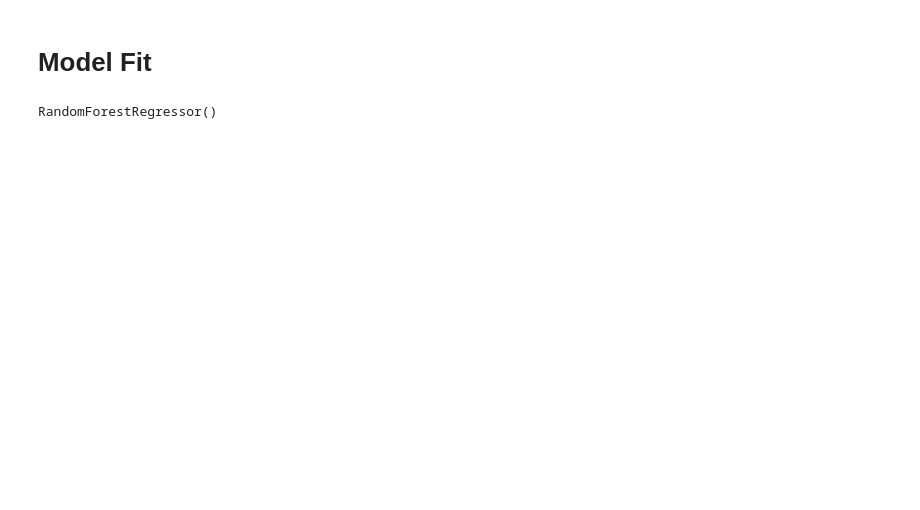
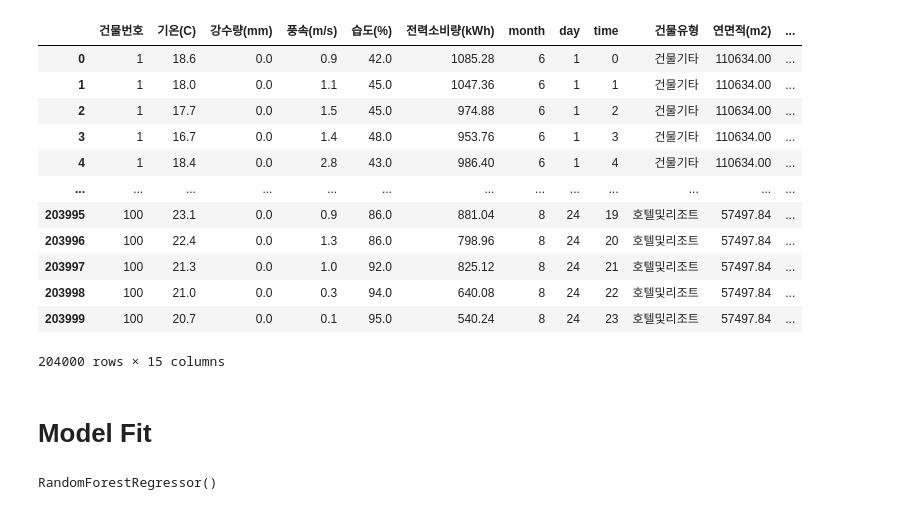
Before and after one commit to junseokShim/dacon_power_predict, a Jupyter notebook: random_forest.ipynb, the cells around one changed output. Saved outputs shown, nothing was run; the diff lists cells and outputs as text; code cells hidden in the pictures; blank space fills up the shorter version.

```diff
--- a/random_forest.ipynb
+++ b/random_forest.ipynb
@@ -20,3 +20,17 @@ def seed_everything(seed):
 seed_everything(42) # Seed 고정
 # %%
 # Feature engineering 1 - scaling --> effects none ...
+# %%
+'''
+feature extraction
+'''
+
+train_df = pd.read_csv('./data/train.csv')
+
+train_df = train_df.fillna(0)
+
+
+#시계열 특성을 학습에 반영하기 위해 일시를 월, 일, 시간으로 나눕니다
+train_df['month'] = train_df['일시'].apply(lambda x : int(x[4:6]))
+train_df['day'] = train_df['일시'].apply(lambda x : int(x[6:8]))
+train_df['time'] = train_df['일시'].apply(lambda x : int(x[9:11]))
@@ -22,0 +71,5 @@ seed_everything(42) # Seed 고정
+# %%
+merged_train_df = pd.merge(train_df, building_info, on='건물번호', how='outer')
+merged_train_df.replace('-', 0, inplace=True)
+
+merged_train_df.fillna(0)
@@ -22,0 +90,24 @@ seed_everything(42) # Seed 고정
+# %%
+#시계열 특성을 학습에 반영하기 위해 일시를 월, 일, 시간으로 나눕니다
+merged_train_df['month'] = merged_train_df['일시'].apply(lambda x : int(x[4:6]))
+merged_train_df['day'] = merged_train_df['일시'].apply(lambda x : int(x[6:8]))
+merged_train_df['time'] = merged_train_df['일시'].apply(lambda x : int(x[9:11]))
+
+
+merged_train_df = merged_train_df.drop(columns=['num_date_time', '일시', '일조(hr)', '일사(MJ/m2)'])
+# %%
+merged_train_df
+# %% [output]
+|  | 건물번호 | 기온(C) | 강수량(mm) | 풍속(m/s) | 습도(%) | 전력소비량(kWh) | month | day | time | 건물유형 | 연면적(m2) | ... |
+| 0 | 1 | 18.6 | 0.0 | 0.9 | 42.0 | 1085.28 | 6 | 1 | 0 | 건물기타 | 110634.00 | ... |
+| 1 | 1 | 18.0 | 0.0 | 1.1 | 45.0 | 1047.36 | 6 | 1 | 1 | 건물기타 | 110634.00 | ... |
+| 2 | 1 | 17.7 | 0.0 | 1.5 | 45.0 | 974.88 | 6 | 1 | 2 | 건물기타 | 110634.00 | ... |
+| 3 | 1 | 16.7 | 0.0 | 1.4 | 48.0 | 953.76 | 6 | 1 | 3 | 건물기타 | 110634.00 | ... |
+| 4 | 1 | 18.4 | 0.0 | 2.8 | 43.0 | 986.40 | 6 | 1 | 4 | 건물기타 | 110634.00 | ... |
+| ... | ... | ... | ... | ... | ... | ... | ... | ... | ... | ... | ... | ... |
+| 203995 | 100 | 23.1 | 0.0 | 0.9 | 86.0 | 881.04 | 8 | 24 | 19 | 호텔및리조트 | 57497.84 | ... |
+| 203996 | 100 | 22.4 | 0.0 | 1.3 | 86.0 | 798.96 | 8 | 24 | 20 | 호텔및리조트 | 57497.84 | ... |
+| 203997 | 100 | 21.3 | 0.0 | 1.0 | 92.0 | 825.12 | 8 | 24 | 21 | 호텔및리조트 | 57497.84 | ... |
+| 203998 | 100 | 21.0 | 0.0 | 0.3 | 94.0 | 640.08 | 8 | 24 | 22 | 호텔및리조트 | 57497.84 | ... |
+| 203999 | 100 | 20.7 | 0.0 | 0.1 | 95.0 | 540.24 | 8 | 24 | 23 | 호텔및리조트 | 57497.84 | ... |
+204000 rows × 15 columns
```
Also changed, not shown: parts of 11 cells of this notebook.
